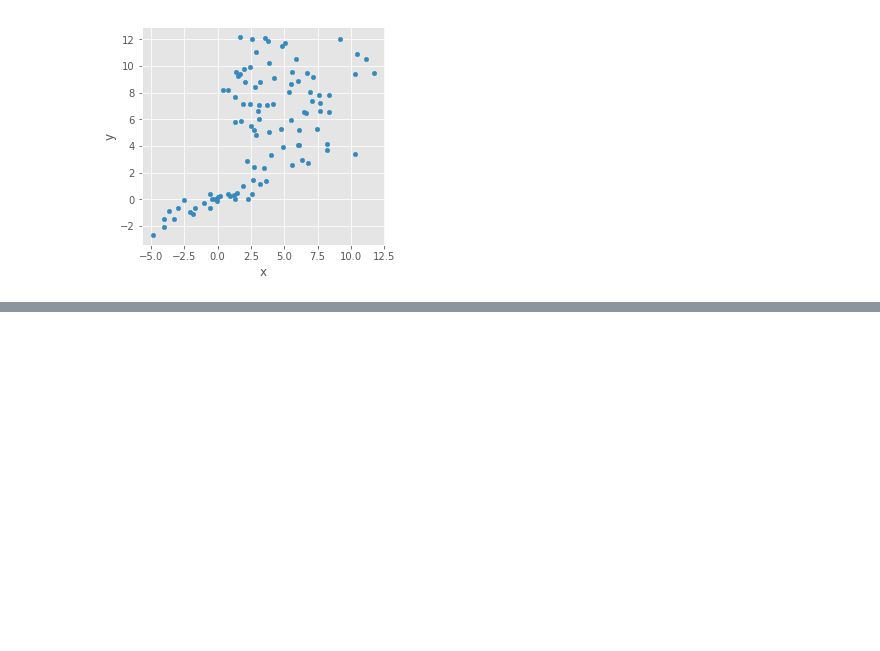
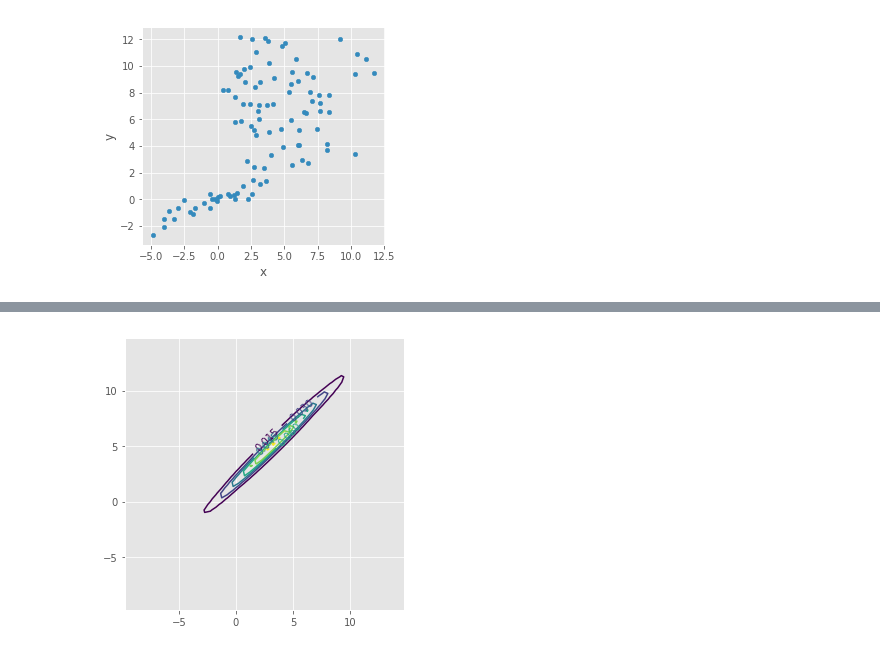
Before and after one commit to kazufusa/til, a Jupyter notebook: 20180826_Lin_2013/readme.ipynb, the cells around one changed output, grey strips where cells are left out. Cells and saved outputs as stored; diff of their text form; code cells hidden in the pictures; blank space fills up the shorter version.

```diff
--- a/20180826_Lin_2013/readme.ipynb
+++ b/20180826_Lin_2013/readme.ipynb
@@ -531,3 +532,31 @@ pd.DataFrame(x[:, 0].reshape(1, D), columns=['x', 'y']) \
+# %%
+## fig, ax = plt.subplots(ncols=1, figsize=(9, 7))
+
+def plot(x=pd.DataFrame()):
+    delta = 0.5
+    xrange = np.array([-10, 15])
+    yrange = np.array([-10, 15])
+    gx = np.arange(*(xrange + delta/2), delta)
+    gy = np.arange(*(yrange + delta/2), delta)
+    gxx, gyy = np.meshgrid(gx, gy)
+    gxgy = np.c_[gxx.ravel(), gyy.ravel()]
+
+    fig, ax = plt.subplots(ncols=1, figsize=(5, 5))
+    for k in range(K):
+        zz = t_pdf(
+            gxgy,
+            mu_k[k],
+            beta_k[k] * (nu_k[k] + 1 - D) * W_k[k] / (1 + beta_k[k]),
+            (nu_k[k] + 1 - D)
+        )
+
+        cs = ax.contour(gxx, gyy, zz.reshape(len(gx), len(gy)))
+        plt.clabel(cs, inline=1, fontsize=10)
+    if not x.empty:
+        x.plot(kind='scatter', x='x', y='y', ax=ax, color='red', alpha=0.5).set_aspect('equal')
+plot()
+# %% [output]
+[figure, added]
 # %%
 init()
 i=0
```
Also changed, not shown: parts of 8 cells of this notebook.
